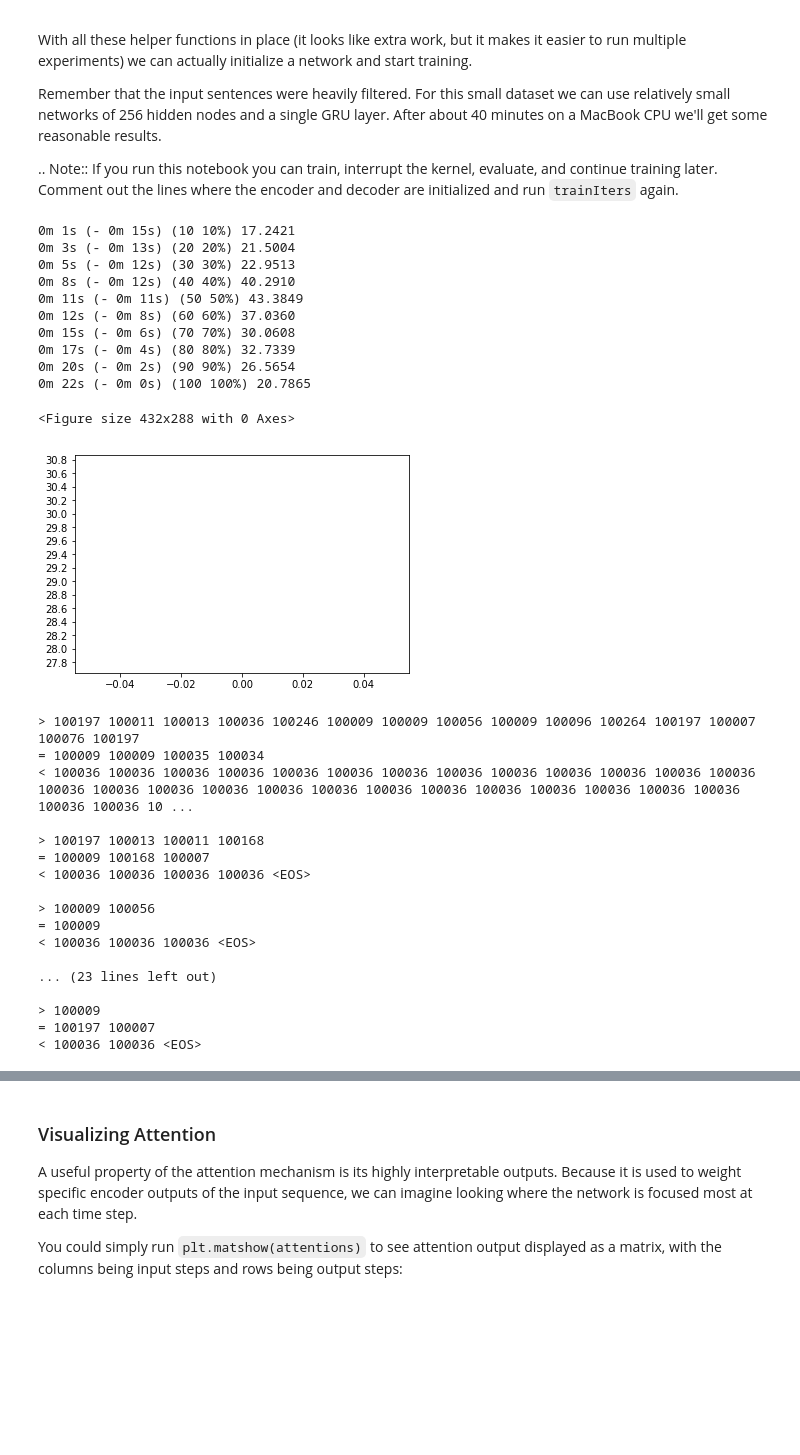
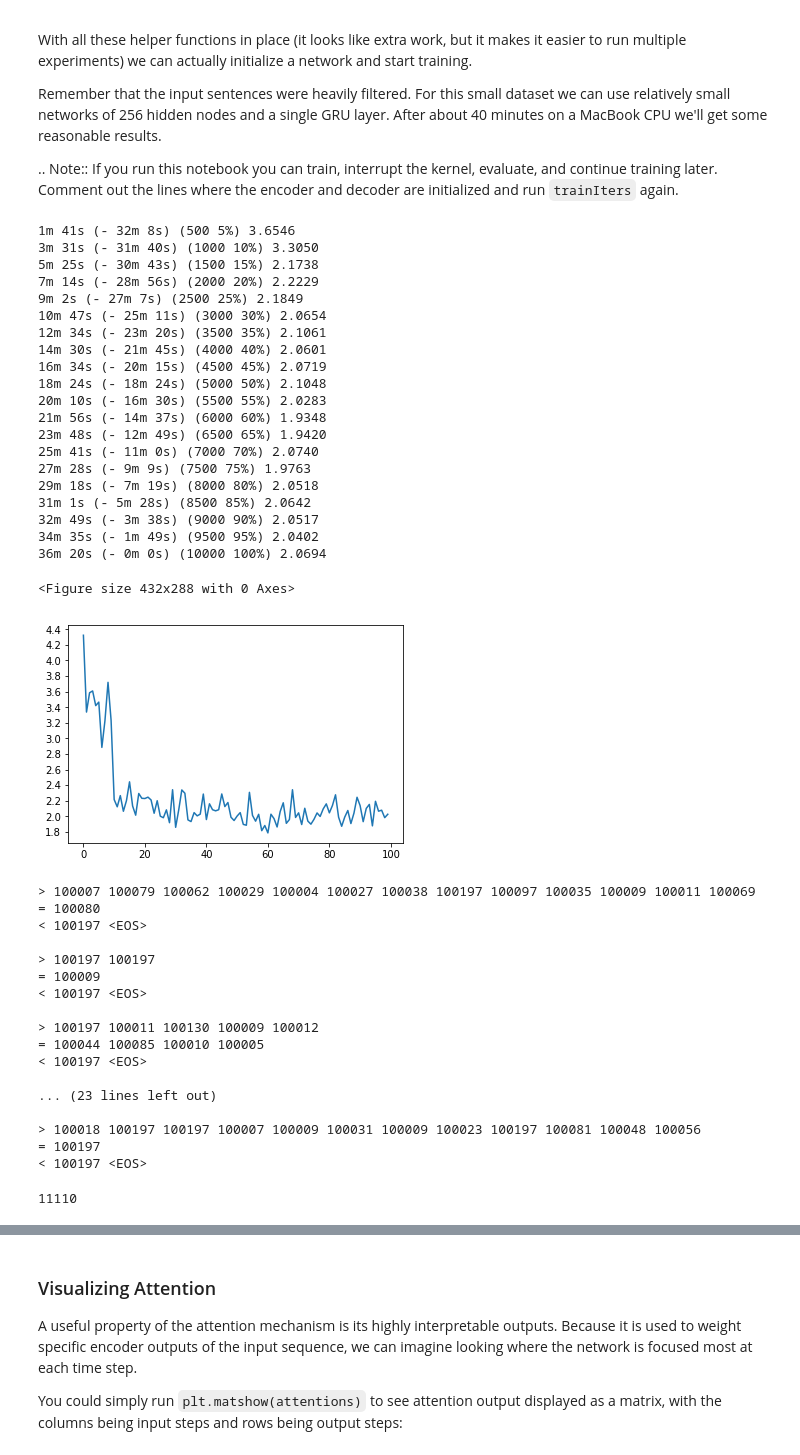
Before and after one commit to whw199833/-ISEAE-2023-Constrained-Time-Series-Prediction, a Jupyter notebook: src/code/7.seq2seq_featrue.ipynb, the cells around one changed output, grey strips where cells are left out. Drawn from its saved outputs; the diff is of its cells as text; code cells hidden in the pictures; blank space fills up the shorter version.

```diff
--- a/src/code/7.seq2seq_featrue.ipynb
+++ b/src/code/7.seq2seq_featrue.ipynb
@@ -571,7 +571,7 @@ of examples, time so far, estimated time) and average loss.
 # %%
 #导入torch.optim.lr_scheduler模块
 from torch.optim.lr_scheduler import StepLR
-def trainIters(encoder, decoder, n_iters, print_every=1000, plot_every=100, learning_rate=0.001):
+def trainIters(encoder, decoder, n_iters, print_every=1000, plot_every=100, learning_rate=0.0001):
     start = time.time()
     plot_losses = []
     print_loss_total = 0  # Reset every print_every
@@ -715,40 +722,50 @@ reasonable results.
 # %%
 hidden_size = 1024
 encoder1 = EncoderRNN(input_lang.n_words, hidden_size).to(device)
 attn_decoder1 = AttnDecoderRNN(hidden_size, output_lang.n_words, dropout_p=0.1).to(device)
 
 #trainIters(encoder1, attn_decoder1, 75000, print_every=5000)
-trainIters(encoder1, attn_decoder1, 100, print_every=10)
+trainIters(encoder1, attn_decoder1, 10000, print_every=500)
 # %% [output]
-0m 1s (- 0m 15s) (10 10%) 17.2421
-0m 3s (- 0m 13s) (20 20%) 21.5004
-0m 5s (- 0m 12s) (30 30%) 22.9513
-0m 8s (- 0m 12s) (40 40%) 40.2910
-0m 11s (- 0m 11s) (50 50%) 43.3849
-0m 12s (- 0m 8s) (60 60%) 37.0360
-0m 15s (- 0m 6s) (70 70%) 30.0608
-0m 17s (- 0m 4s) (80 80%) 32.7339
-0m 20s (- 0m 2s) (90 90%) 26.5654
-0m 22s (- 0m 0s) (100 100%) 20.7865
+1m 41s (- 32m 8s) (500 5%) 3.6546
+3m 31s (- 31m 40s) (1000 10%) 3.3050
+5m 25s (- 30m 43s) (1500 15%) 2.1738
+7m 14s (- 28m 56s) (2000 20%) 2.2229
+9m 2s (- 27m 7s) (2500 25%) 2.1849
+10m 47s (- 25m 11s) (3000 30%) 2.0654
+12m 34s (- 23m 20s) (3500 35%) 2.1061
+14m 30s (- 21m 45s) (4000 40%) 2.0601
+16m 34s (- 20m 15s) (4500 45%) 2.0719
+18m 24s (- 18m 24s) (5000 50%) 2.1048
+20m 10s (- 16m 30s) (5500 55%) 2.0283
+21m 56s (- 14m 37s) (6000 60%) 1.9348
+23m 48s (- 12m 49s) (6500 65%) 1.9420
+25m 41s (- 11m 0s) (7000 70%) 2.0740
+27m 28s (- 9m 9s) (7500 75%) 1.9763
+29m 18s (- 7m 19s) (8000 80%) 2.0518
+31m 1s (- 5m 28s) (8500 85%) 2.0642
+32m 49s (- 3m 38s) (9000 90%) 2.0517
+34m 35s (- 1m 49s) (9500 95%) 2.0402
+36m 20s (- 0m 0s) (10000 100%) 2.0694
 <Figure size 432x288 with 0 Axes>
-[figure, old version]
+[figure, new version]
 # %%
 evaluateRandomly(encoder1, attn_decoder1)
 # %% [output]
-> 100197 100011 100013 100036 100246 100009 100009 100056 100009 100096 100264 100197 100007 100076 100197
-= 100009 100009 100035 100034
-< 100036 100036 100036 100036 100036 100036 100036 100036 100036 100036 100036 100036 100036 100036 100036 100036 100036 100036 100036 100036 100036 100036 100036 100036 100036 100036 100036 100036 10 ...
+> 100007 100079 100062 100029 100004 100027 100038 100197 100097 100035 100009 100011 100069
+= 100080
+< 100197 <EOS>
 
-> 100197 100013 100011 100168
-= 100009 100168 100007
-< 100036 100036 100036 100036 <EOS>
+> 100197 100197
+= 100009
+< 100197 <EOS>
 
-> 100009 100056
-= 100009
-< 100036 100036 100036 <EOS>
+> 100197 100011 100130 100009 100012
+= 100044 100085 100010 100005
+< 100197 <EOS>
 
 ... (23 lines left out)
 
-> 100009
-= 100197 100007
-< 100036 100036 <EOS>
+> 100018 100197 100197 100007 100009 100031 100009 100023 100197 100081 100048 100056
+= 100197
+< 100197 <EOS>
@@ -754,0 +779,4 @@ evaluateRandomly(encoder1, attn_decoder1)
+# %%
+len(y_pred)
+# %% [output]
+11110
```
Also changed, not shown: parts of 7 cells of this notebook.
